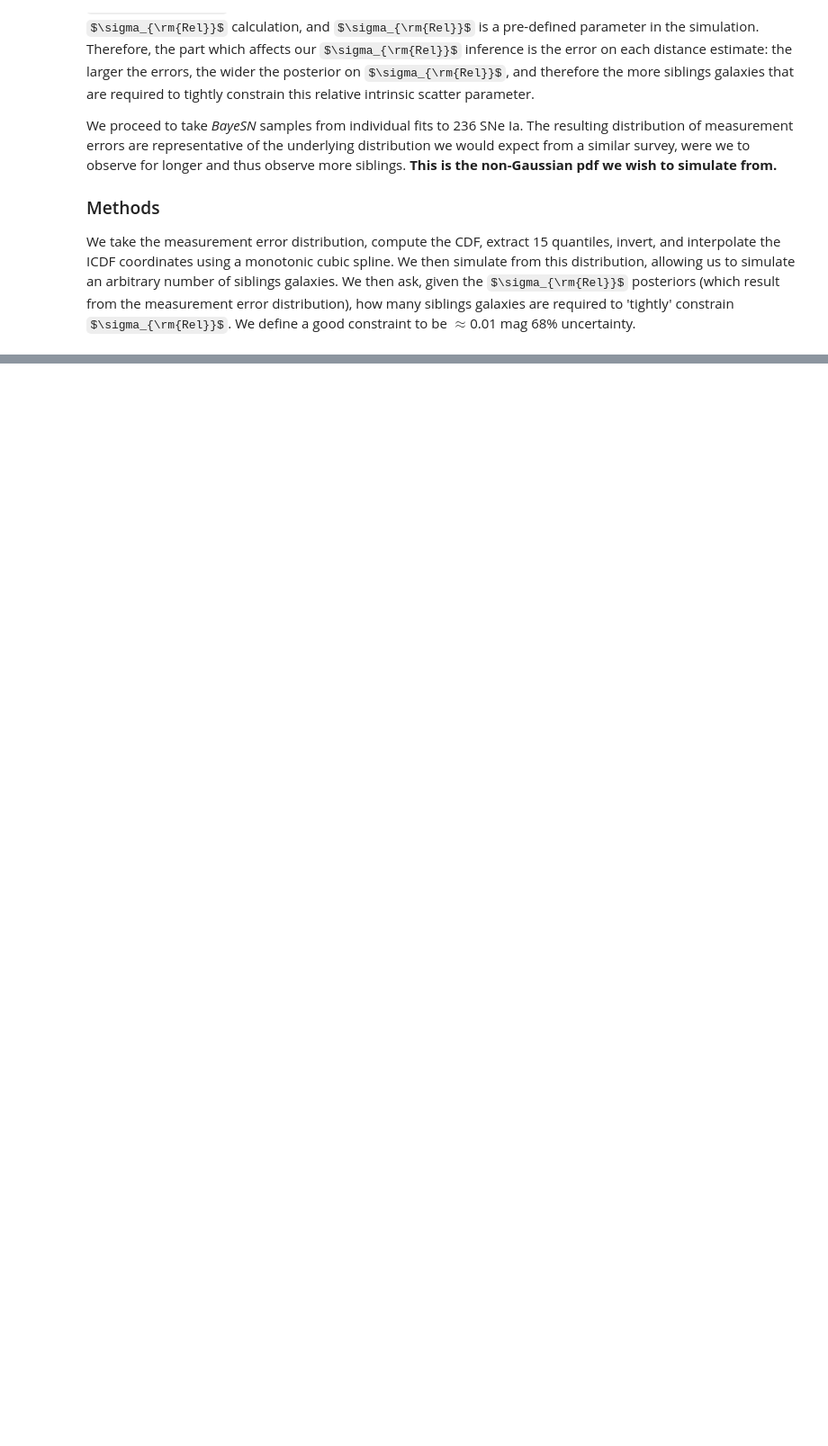
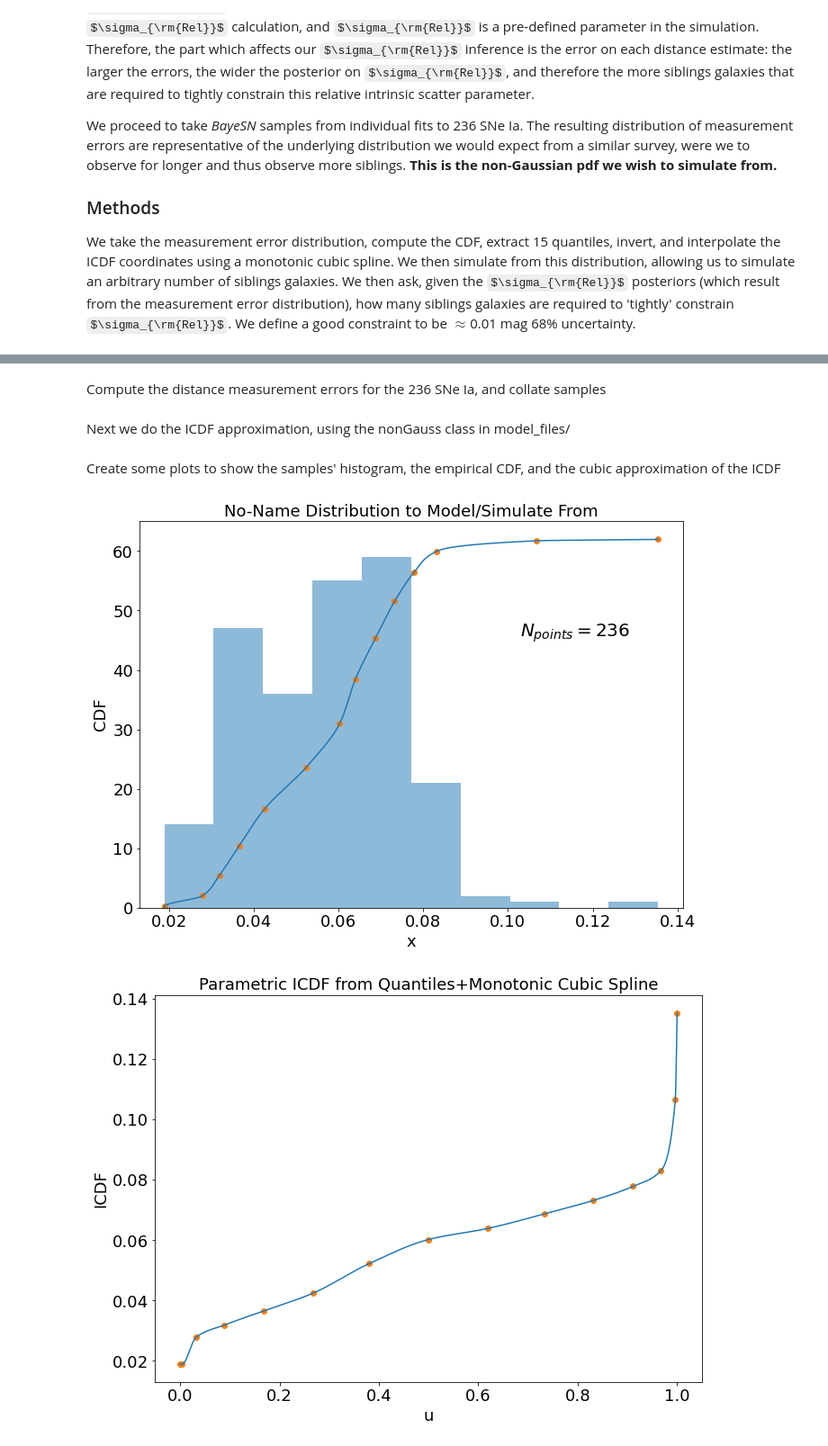
Before and after one commit to sam-m-ward/Non-Gaussian-PDF-Modelling, a Jupyter notebook: use_case_1.1.ipynb, the cells around one changed output, grey strips where cells are left out. Shown at 90% size. Saved outputs shown, nothing was run; the diff lists cells and outputs as text; code cells hidden in the pictures; some formulas as TeX source; blank space fills up the shorter version.

```diff
--- a/use_case_1.1.ipynb
+++ b/use_case_1.1.ipynb
@@ -16,0 +32,5 @@ We take the measurement error distribution, compute the CDF, extract 15 quantile
+# %%
+with open(f'choices.yaml') as f:
+    choices = yaml.load(f, Loader=yaml.FullLoader)
+globals().update(choices)
+print (choices)
@@ -16,0 +39,33 @@ We take the measurement error distribution, compute the CDF, extract 15 quantile
+# %% [markdown]
+Compute the distance measurement errors for the 236 SNe Ia, and collate samples
+# %%
+files = glob(choices['DATAPATH']+'*.npy') ; hist_samples = []
+for f in files:
+    samples        = np.load(f,allow_pickle=True).item()
+    distance_error = (np.std(samples['mu'])**2 - np.std(samples['delM'])**2)**0.5
+    hist_samples.append(distance_error)
+# %% [markdown]
+Next we do the ICDF approximation, using the nonGauss class in model_files/
+# %%
+#Create nonGaussian Class
+pdf = nonGauss(hist_samples)
+
+#Get the CDF coordinates that will be inverted to create ICDF
+pdf.get_ICDF_coords()
+
+#Get the Monotonic cubic spline interpolation
+pdf.get_ICDF_parametric_model()
+# %% [markdown]
+Create some plots to show the samples' histogram, the empirical CDF, and the cubic approximation of the ICDF
+# %%
+#Plot up the distribution we will approximate
+pdf.plot_samples(show=False)
+#Show the CDF quantiles
+pdf.plot_CDF(create_new_plot=False,show=True,rescale=True)
+
+
+#Plot ICDF
+pdf.plot_ICDF()
+# %% [output]
+[figure, added]
+[figure, added]
```
Also changed, not shown: parts of 10 cells of this notebook, 1 other file.
